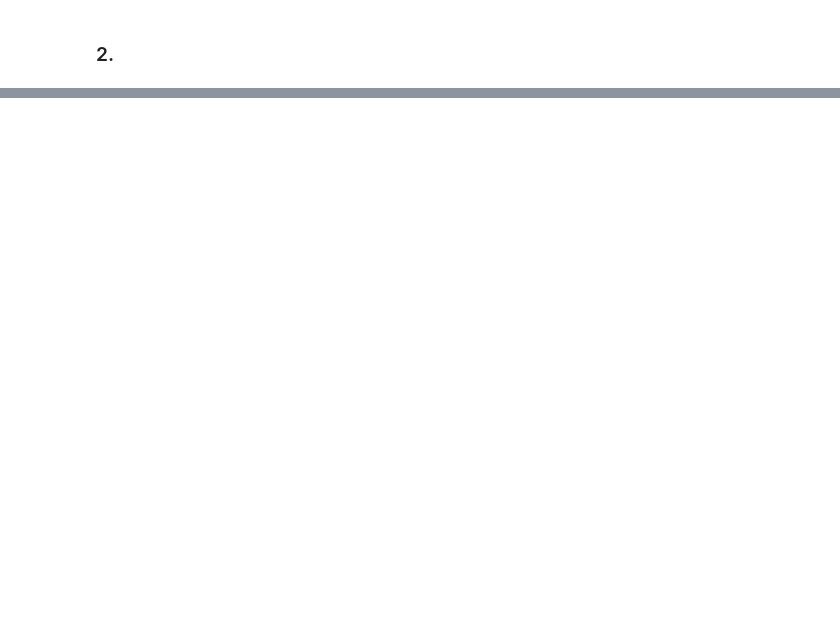
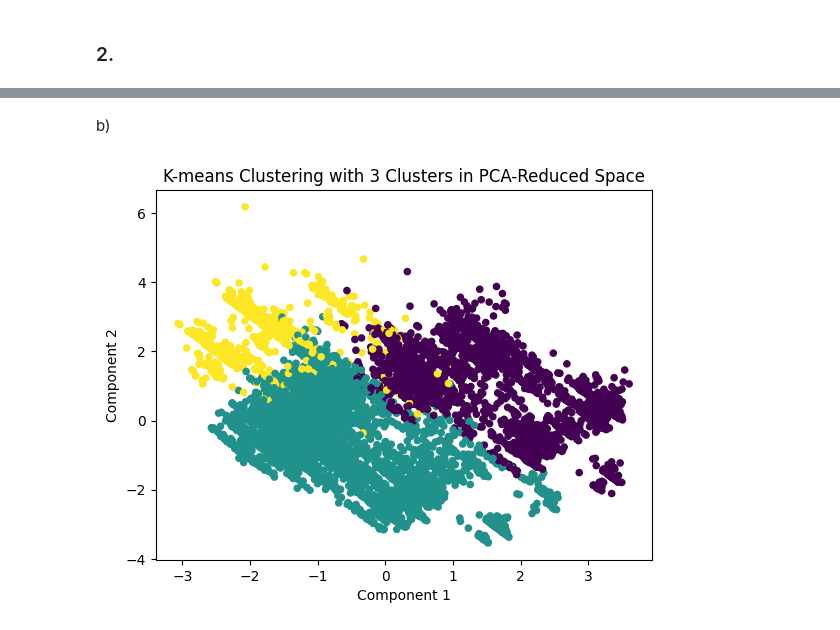
Before and after one commit to raquelgraos/Machine-Learning-Labs, a Jupyter notebook: hw4/hw4.ipynb, the cells around one changed output, grey strips where cells are left out. Saved outputs shown, nothing was run; the diff lists cells and outputs as text; code cells hidden in the pictures; blank space fills up the shorter version.

```diff
--- a/hw4/hw4.ipynb
+++ b/hw4/hw4.ipynb
@@ -54,0 +53,14 @@ explained_variance
+# %% [markdown]
+b)
+# %%
+kmeans = KMeans(n_clusters=3, random_state=42)
+kmeans_labels = kmeans.fit_predict(df_standard_normalized)
+
+
+plt.scatter(pca_components[:, 0], pca_components[:, 1], c=kmeans_labels, s=20)
+plt.xlabel('Component 1')
+plt.ylabel('Component 2')
+plt.title('K-means Clustering with 3 Clusters in PCA-Reduced Space')
+plt.show()
+# %% [output]
+[figure, added]
```
Also changed, not shown: parts of 5 cells of this notebook.
